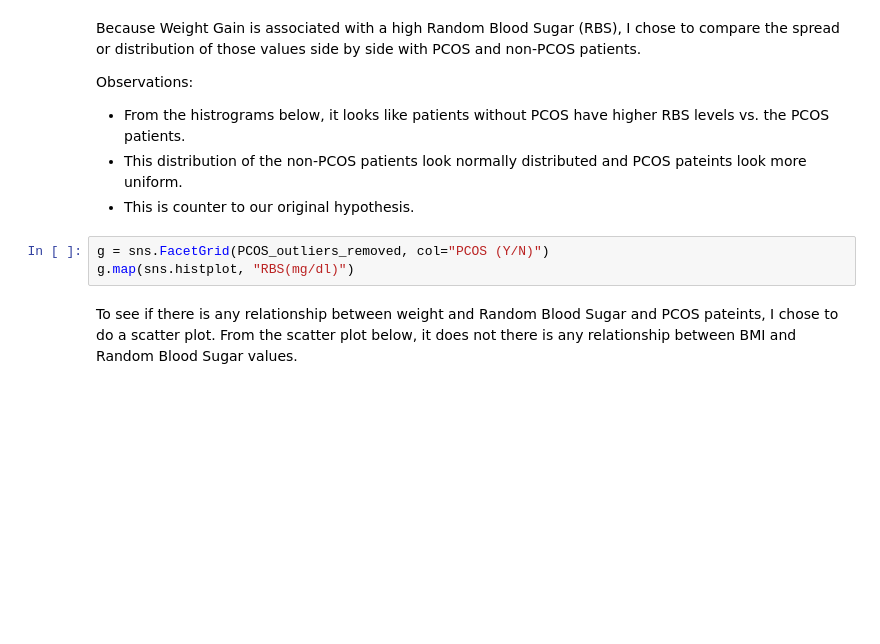
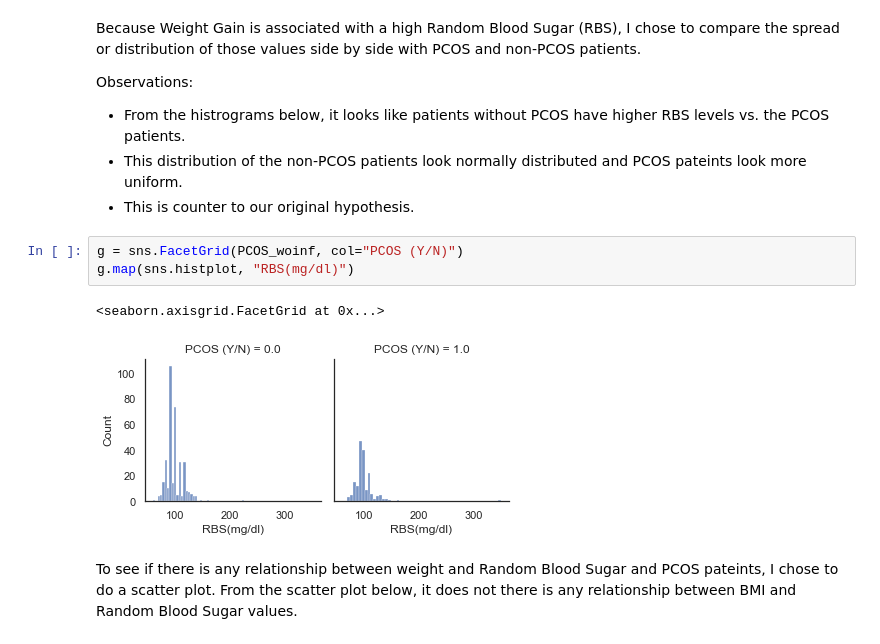
Before and after one commit to powellsarahbeth/PCOS_EDA, a Jupyter notebook: PCOS_Analysis.ipynb, the cells around one changed output. Cells and saved outputs as stored; diff of their text form; blank space fills up the shorter version.

```diff
--- a/PCOS_Analysis.ipynb
+++ b/PCOS_Analysis.ipynb
@@ -555,8 +739,11 @@ Observations:
  - This distribution of the non-PCOS patients look normally distributed and PCOS pateints look more uniform.
  - This is counter to our original hypothesis.
 # %%
-g = sns.FacetGrid(PCOS_outliers_removed, col="PCOS (Y/N)")
+g = sns.FacetGrid(PCOS_woinf, col="PCOS (Y/N)")
 g.map(sns.histplot, "RBS(mg/dl)")
+# %% [output]
+<seaborn.axisgrid.FacetGrid at 0x...>
+[figure, added]
 # %% [markdown]
 To see if there is any relationship between weight and Random Blood Sugar and PCOS pateints, I chose to do a scatter plot. From the scatter plot below, it does not there is any relationship between BMI and Random Blood Sugar values.
 # %%
```
Also changed, not shown: parts of 64 cells of this notebook.
